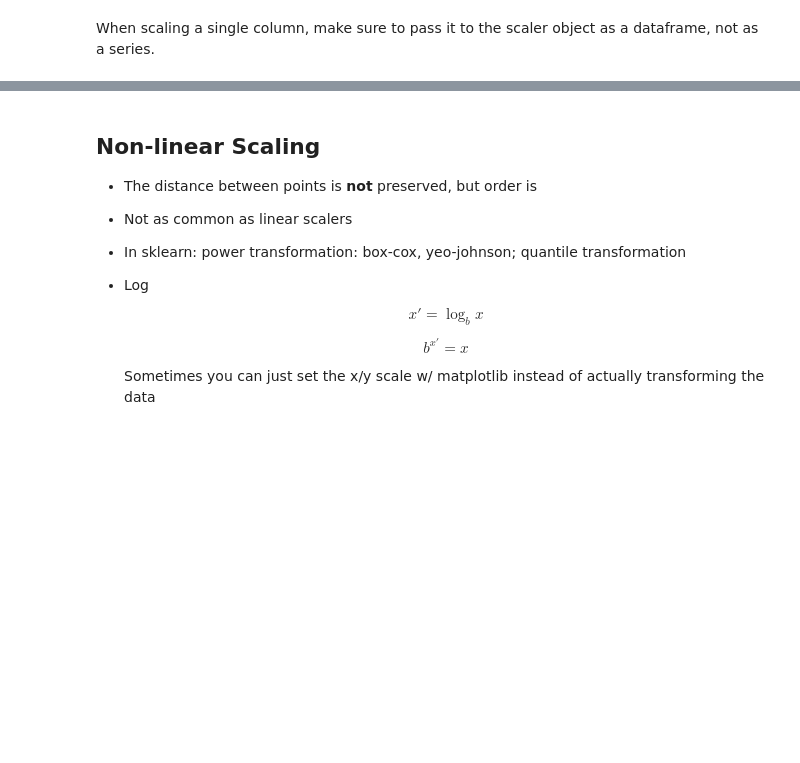
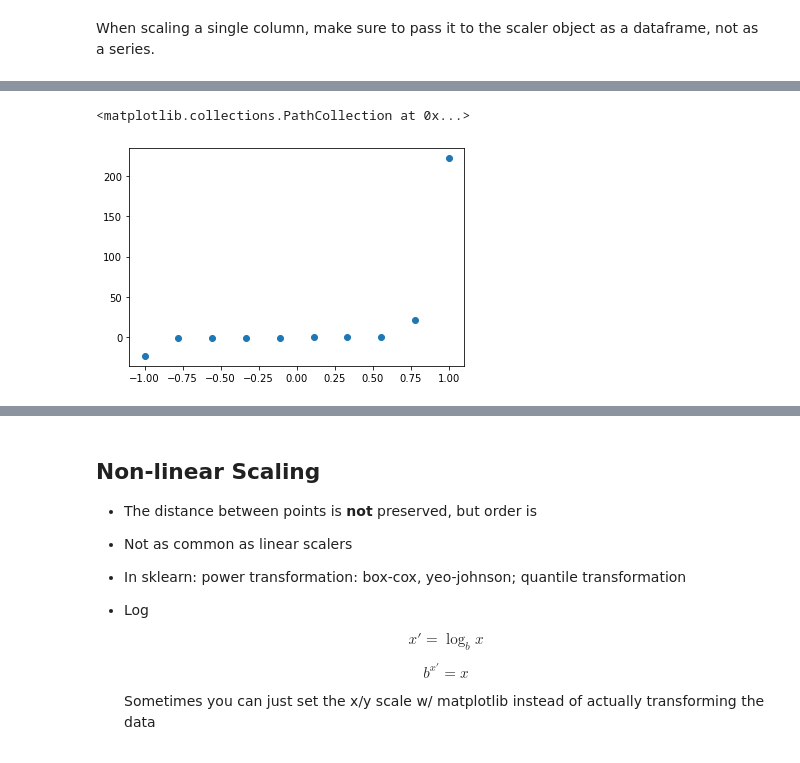
Before and after one commit to CodeupClassroom/kalpana-regression-exercises, a Jupyter notebook: scaling_lesson.ipynb, the cells around one changed output, grey strips where cells are left out. Drawn from its saved outputs; the diff is of its cells as text; code cells hidden in the pictures; blank space fills up the shorter version.

Commit message:
adding scaling

```diff
--- a/scaling_lesson.ipynb
+++ b/scaling_lesson.ipynb
@@ -141,0 +233,5 @@ plt.scatter(scaling_example.x1_minmax, scaling_example.x2_minmax)
+# %%
+plt.scatter(scaling_example.x1_robust, scaling_example.x2_robust)
+# %% [output]
+<matplotlib.collections.PathCollection at 0x...>
+[figure, added]
```
Also changed, not shown: parts of 20 cells of this notebook.
